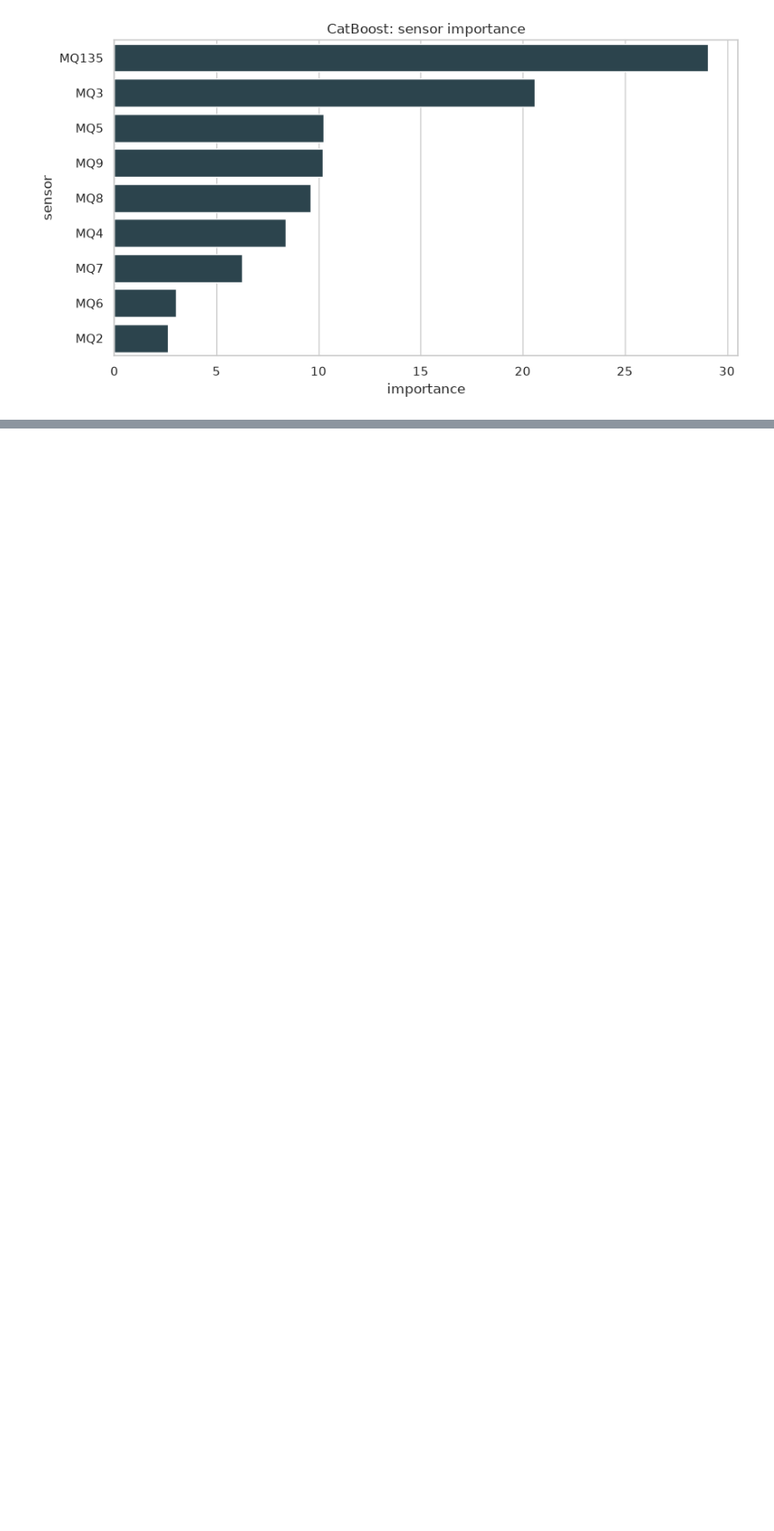
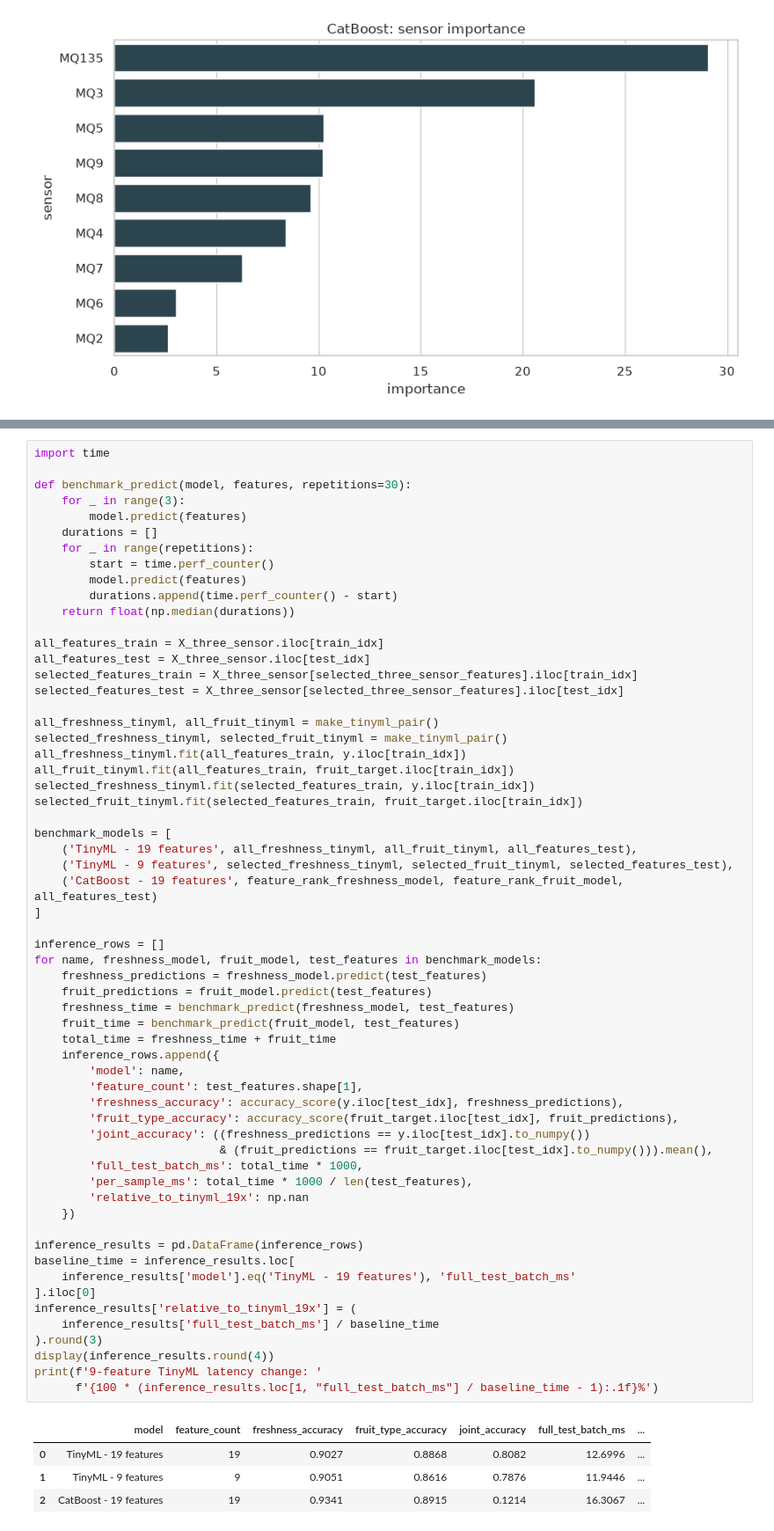
Before and after one commit to cyb3r-b4stard/skoltech-iw-smart-fridge, a Jupyter notebook: freshness_detection_eda_model.ipynb, the cells around one changed output, grey strips where cells are left out. Shown at 88% size. Saved outputs shown, nothing was run; the diff lists cells and outputs as text; blank space fills up the shorter version.

```diff
--- a/freshness_detection_eda_model.ipynb
+++ b/freshness_detection_eda_model.ipynb
@@ -550,0 +830,65 @@ plt.show()
+# %%
+import time
+
+def benchmark_predict(model, features, repetitions=30):
+    for _ in range(3):
+        model.predict(features)
+    durations = []
+    for _ in range(repetitions):
+        start = time.perf_counter()
+        model.predict(features)
+        durations.append(time.perf_counter() - start)
+    return float(np.median(durations))
+
+all_features_train = X_three_sensor.iloc[train_idx]
+all_features_test = X_three_sensor.iloc[test_idx]
+selected_features_train = X_three_sensor[selected_three_sensor_features].iloc[train_idx]
+selected_features_test = X_three_sensor[selected_three_sensor_features].iloc[test_idx]
+
+all_freshness_tinyml, all_fruit_tinyml = make_tinyml_pair()
+selected_freshness_tinyml, selected_fruit_tinyml = make_tinyml_pair()
+all_freshness_tinyml.fit(all_features_train, y.iloc[train_idx])
+all_fruit_tinyml.fit(all_features_train, fruit_target.iloc[train_idx])
+selected_freshness_tinyml.fit(selected_features_train, y.iloc[train_idx])
+selected_fruit_tinyml.fit(selected_features_train, fruit_target.iloc[train_idx])
+
+benchmark_models = [
+    ('TinyML - 19 features', all_freshness_tinyml, all_fruit_tinyml, all_features_test),
+    ('TinyML - 9 features', selected_freshness_tinyml, selected_fruit_tinyml, selected_features_test),
+    ('CatBoost - 19 features', feature_rank_freshness_model, feature_rank_fruit_model, all_features_test)
+]
+
+inference_rows = []
+for name, freshness_model, fruit_model, test_features in benchmark_models:
+    freshness_predictions = freshness_model.predict(test_features)
+    fruit_predictions = fruit_model.predict(test_features)
+    freshness_time = benchmark_predict(freshness_model, test_features)
+    fruit_time = benchmark_predict(fruit_model, test_features)
+    total_time = freshness_time + fruit_time
+    inference_rows.append({
+        'model': name,
+        'feature_count': test_features.shape[1],
+        'freshness_accuracy': accuracy_score(y.iloc[test_idx], freshness_predictions),
+        'fruit_type_accuracy': accuracy_score(fruit_target.iloc[test_idx], fruit_predictions),
+        'joint_accuracy': ((freshness_predictions == y.iloc[test_idx].to_numpy())
+                           & (fruit_predictions == fruit_target.iloc[test_idx].to_numpy())).mean(),
+        'full_test_batch_ms': total_time * 1000,
+        'per_sample_ms': total_time * 1000 / len(test_features),
+        'relative_to_tinyml_19x': np.nan
+    })
+
+inference_results = pd.DataFrame(inference_rows)
+baseline_time = inference_results.loc[
+    inference_results['model'].eq('TinyML - 19 features'), 'full_test_batch_ms'
+].iloc[0]
+inference_results['relative_to_tinyml_19x'] = (
+    inference_results['full_test_batch_ms'] / baseline_time
+).round(3)
+display(inference_results.round(4))
+print(f'9-feature TinyML latency change: '
+      f'{100 * (inference_results.loc[1, "full_test_batch_ms"] / baseline_time - 1):.1f}%')
+# %% [output]
+|  | model | feature_count | freshness_accuracy | fruit_type_accuracy | joint_accuracy | full_test_batch_ms | ... |
+| 0 | TinyML - 19 features | 19 | 0.9027 | 0.8868 | 0.8082 | 12.6996 | ... |
+| 1 | TinyML - 9 features | 9 | 0.9051 | 0.8616 | 0.7876 | 11.9446 | ... |
+| 2 | CatBoost - 19 features | 19 | 0.9341 | 0.8915 | 0.1214 | 16.3067 | ... |
```
Also changed, not shown: parts of 11 cells of this notebook.
